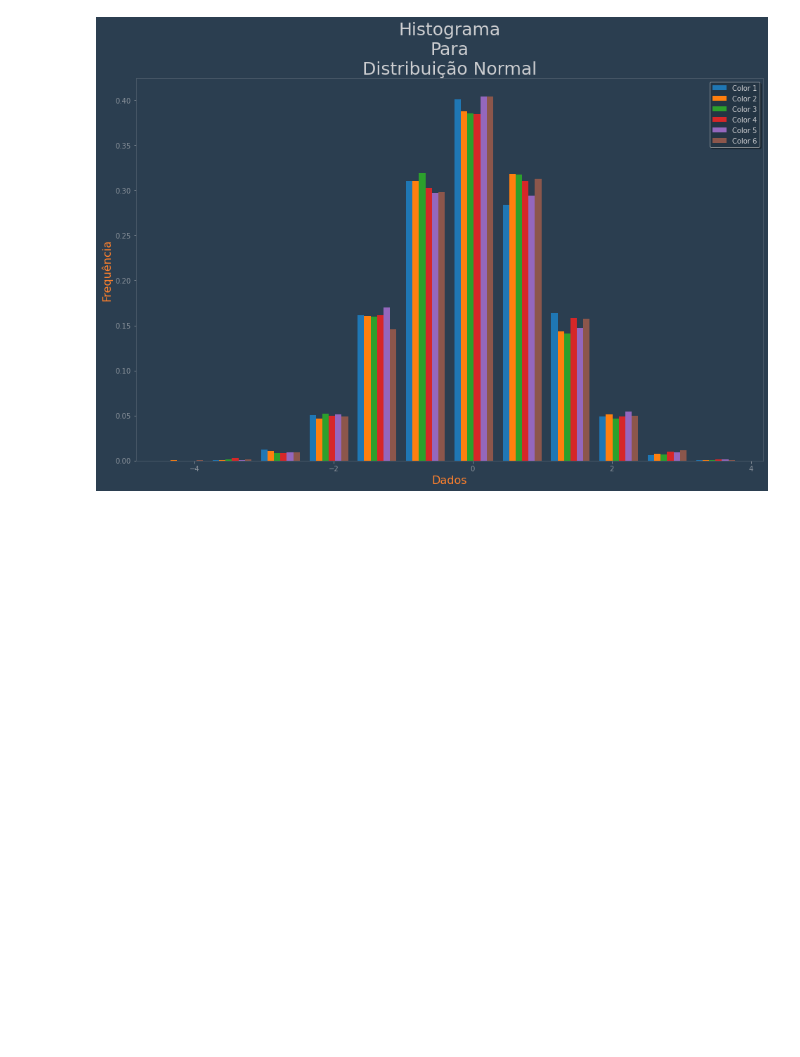
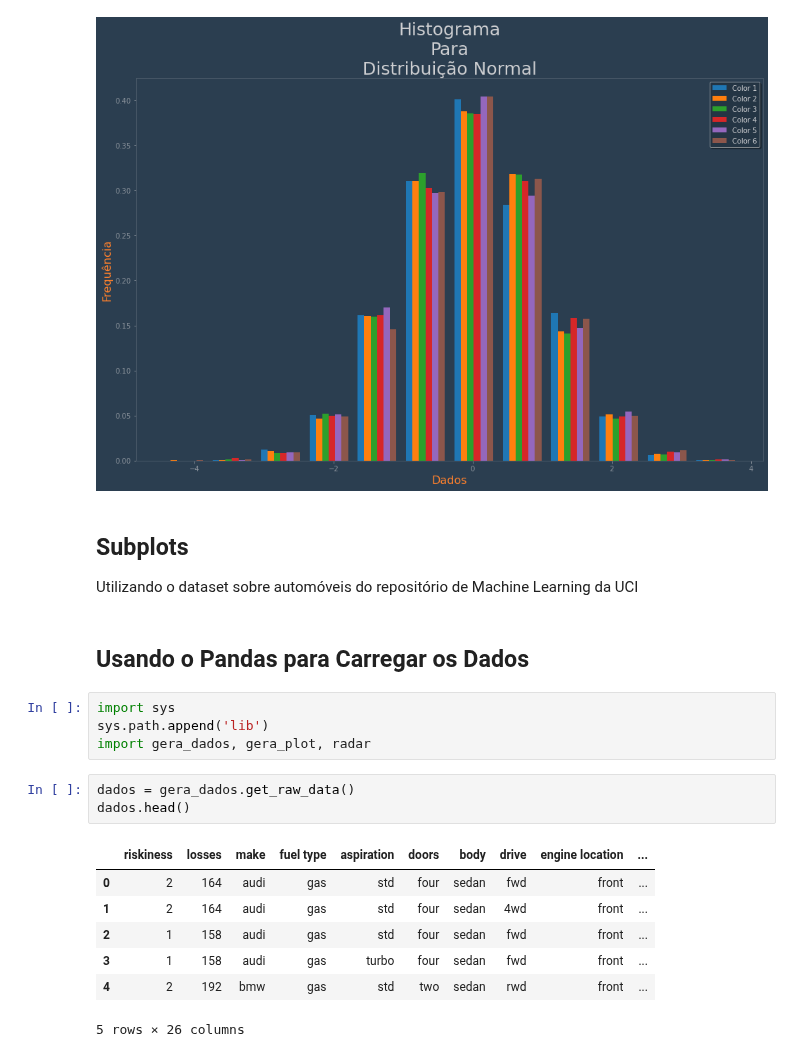
Before and after one commit to michelaap/notebooks, a Jupyter notebook: matplotlib.ipynb, the cells around one changed output. Saved outputs shown, nothing was run; the diff lists cells and outputs as text; blank space fills up the shorter version.

```diff
--- a/matplotlib.ipynb
+++ b/matplotlib.ipynb
@@ -68,3 +68,24 @@ or from the matplotlib source distribution
 cria_plot()
 # %% [output]
 [figure]
+# %% [markdown]
+## Subplots
+
+Utilizando o dataset sobre automóveis do repositório de Machine Learning da UCI
+# %% [markdown]
+## Usando o Pandas para Carregar os Dados
+# %%
+import sys
+sys.path.append('lib')
+import gera_dados, gera_plot, radar
+# %%
+dados = gera_dados.get_raw_data()
+dados.head()
+# %% [output]
+|  | riskiness | losses | make | fuel type | aspiration | doors | body | drive | engine location | ... |
+| 0 | 2 | 164 | audi | gas | std | four | sedan | fwd | front | ... |
+| 1 | 2 | 164 | audi | gas | std | four | sedan | 4wd | front | ... |
+| 2 | 1 | 158 | audi | gas | std | four | sedan | fwd | front | ... |
+| 3 | 1 | 158 | audi | gas | turbo | four | sedan | fwd | front | ... |
+| 4 | 2 | 192 | bmw | gas | std | two | sedan | rwd | front | ... |
+5 rows × 26 columns
```
Also changed, not shown: parts of 6 cells of this notebook.
